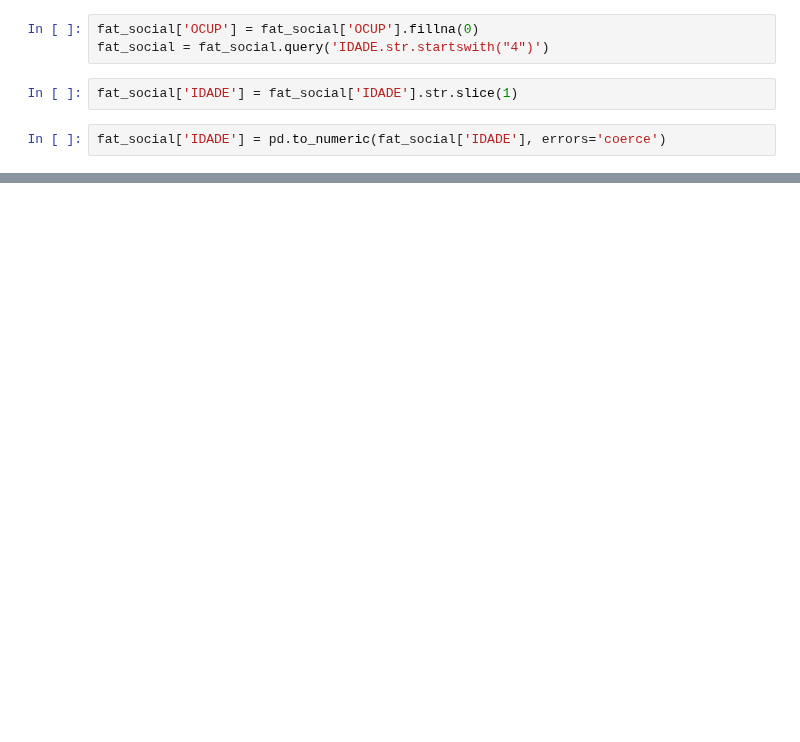
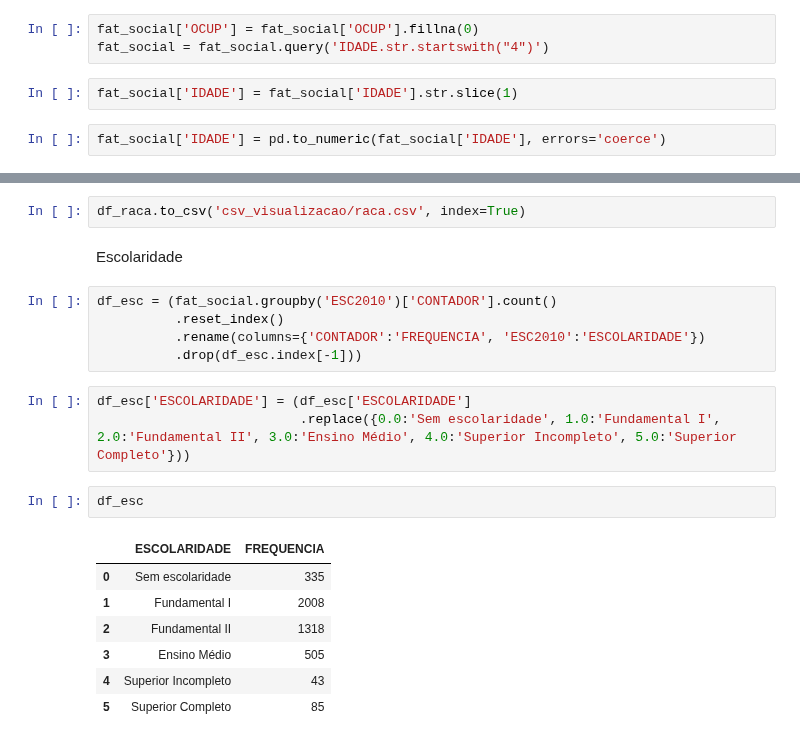
Before and after one commit to iagonmic/taxa-homicidio-pb, a Jupyter notebook: analise.ipynb, the cells around one changed output, grey strips where cells are left out. Cells and saved outputs as stored; diff of their text form; blank space fills up the shorter version.

```diff
--- a/analise.ipynb
+++ b/analise.ipynb
@@ -1176,0 +1226,22 @@ df_frequencia
+# %%
+df_raca.to_csv('csv_visualizacao/raca.csv', index=True)
+# %% [markdown]
+<p> Escolaridade
+# %%
+df_esc = (fat_social.groupby('ESC2010')['CONTADOR'].count()
+          .reset_index()
+          .rename(columns={'CONTADOR':'FREQUENCIA', 'ESC2010':'ESCOLARIDADE'})
+          .drop(df_esc.index[-1]))
+# %%
+df_esc['ESCOLARIDADE'] = (df_esc['ESCOLARIDADE']
+                          .replace({0.0:'Sem escolaridade', 1.0:'Fundamental I', 2.0:'Fundamental II', 3.0:'Ensino Médio', 4.0:'Superior Incompleto', 5.0:'Superior Completo'}))
+# %%
+df_esc
+# %% [output]
+|  | ESCOLARIDADE | FREQUENCIA |
+| 0 | Sem escolaridade | 335 |
+| 1 | Fundamental I | 2008 |
+| 2 | Fundamental II | 1318 |
+| 3 | Ensino Médio | 505 |
+| 4 | Superior Incompleto | 43 |
+| 5 | Superior Completo | 85 |
```
Also changed, not shown: parts of 27 cells of this notebook, 5 other files.
